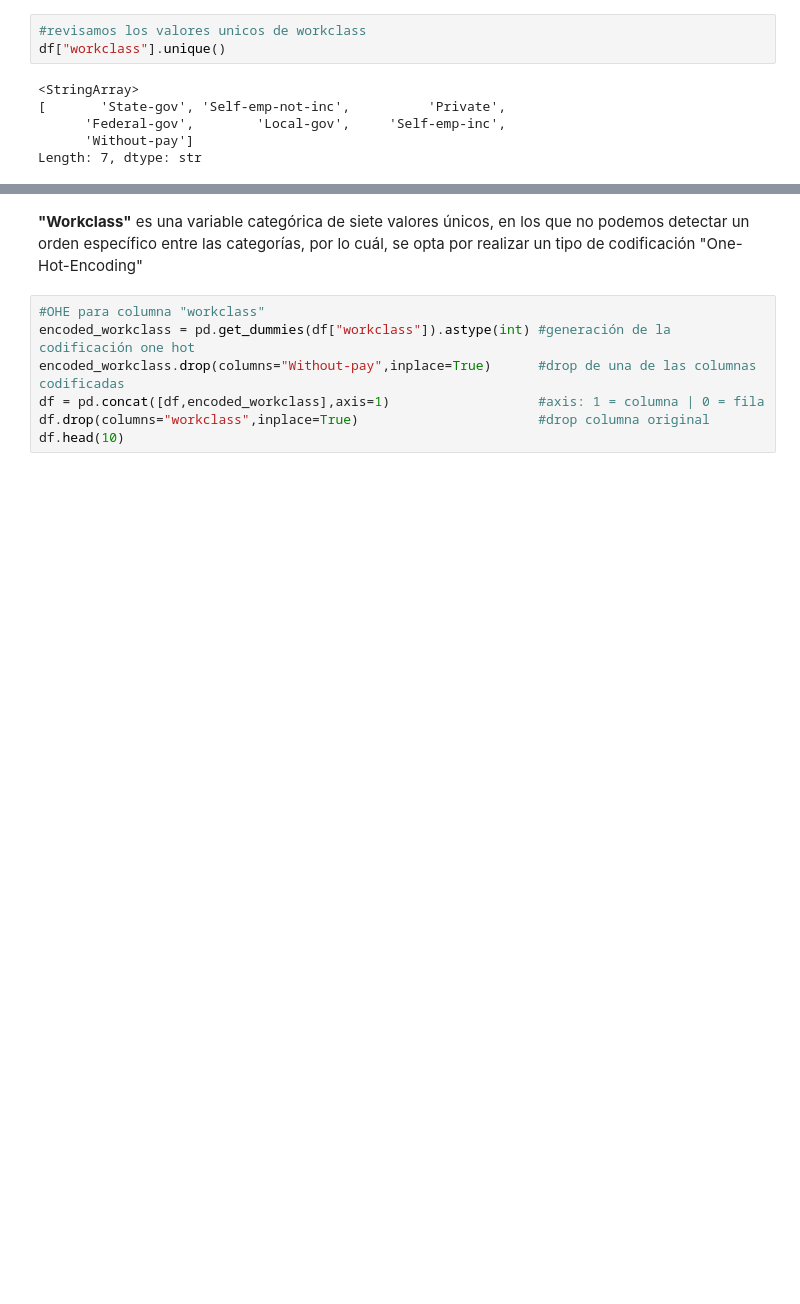
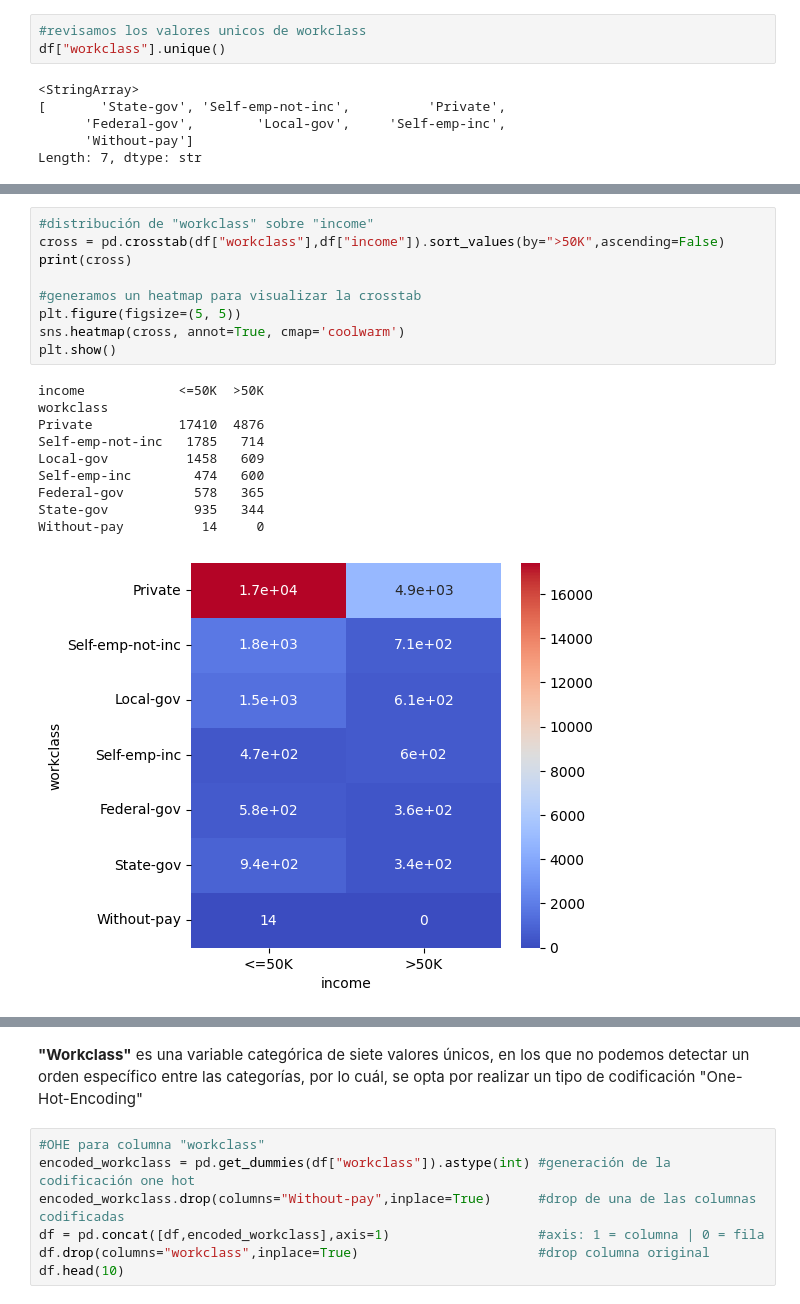
Before and after one commit to IEs80/Aprendizaje-Profundo, a Jupyter notebook: TP_N2/SZTENBERG-IAN-DL-TP2-Co24.ipynb, the cells around one changed output, grey strips where cells are left out. Saved outputs shown, nothing was run; the diff lists cells and outputs as text; blank space fills up the shorter version.

```diff
--- a/TP_N2/SZTENBERG-IAN-DL-TP2-Co24.ipynb
+++ b/TP_N2/SZTENBERG-IAN-DL-TP2-Co24.ipynb
@@ -190,0 +204,20 @@ Length: 7, dtype: str
+# %%
+#distribución de "workclass" sobre "income"
+cross = pd.crosstab(df["workclass"],df["income"]).sort_values(by=">50K",ascending=False)
+print(cross)
+
+#generamos un heatmap para visualizar la crosstab
+plt.figure(figsize=(5, 5))
+sns.heatmap(cross, annot=True, cmap='coolwarm')
+plt.show()
+# %% [output]
+income            <=50K  >50K
+workclass
+Private           17410  4876
+Self-emp-not-inc   1785   714
+Local-gov          1458   609
+Self-emp-inc        474   600
+Federal-gov         578   365
+State-gov           935   344
+Without-pay          14     0
+[figure, added]
```
Also changed, not shown: parts of 6 cells of this notebook.
